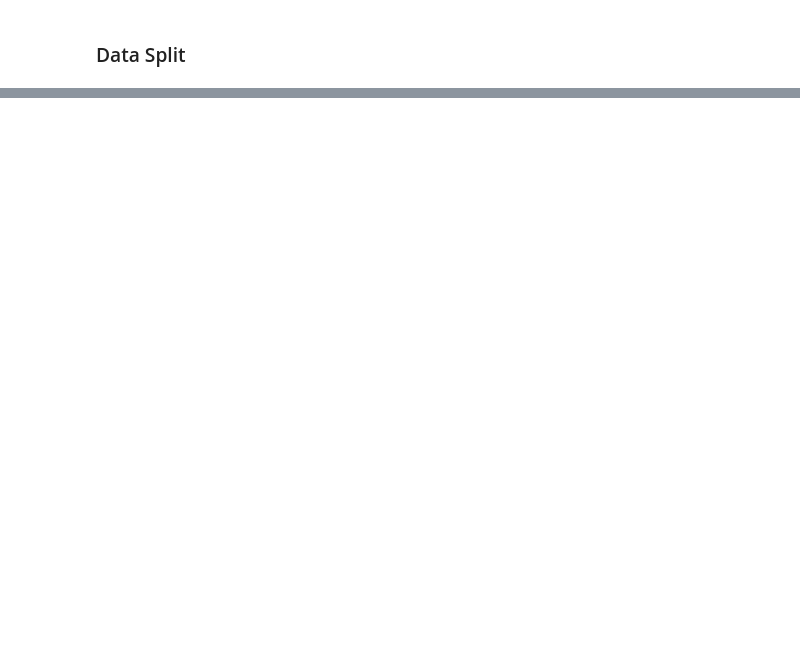
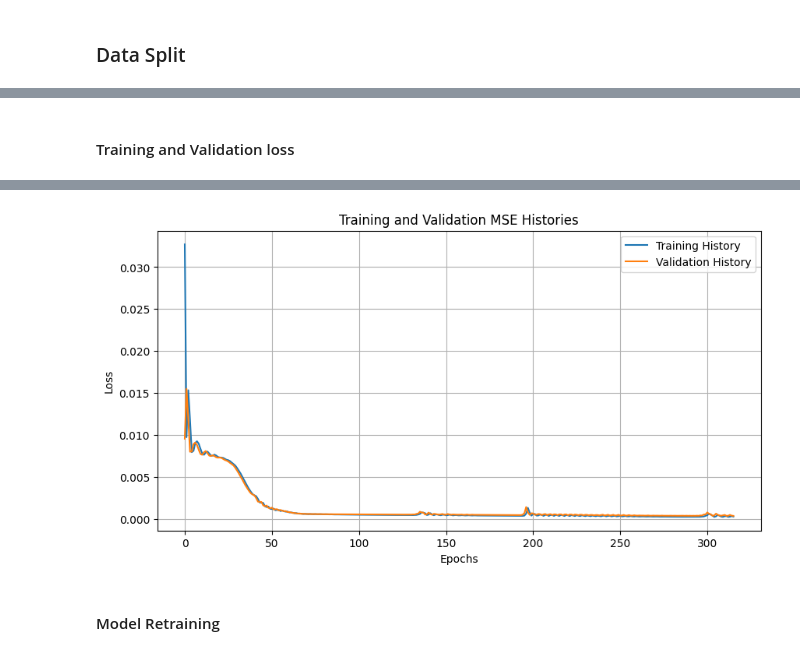
Before and after one commit to francealip/cns_lab, a Jupyter notebook: LAB3_1/main.ipynb, the cells around one changed output, grey strips where cells are left out. Cells and saved outputs as stored; diff of their text form; code cells hidden in the pictures; blank space fills up the shorter version.

Commit message:
Completed TDNN part

```diff
--- a/LAB3_1/main.ipynb
+++ b/LAB3_1/main.ipynb
@@ -81,14 +42,0 @@ Epoch 100/100, Train Loss: 0.0005248712259344757, Val Loss: 0.000714534020517021
-# %%
-def plot_histories(t_history, v_history):
-    plt.figure(figsize=(10, 5))
-    plt.plot(t_history, label='Training History')
-    plt.plot(v_history, label='Validation History')
-    plt.title('Training and Validation Histories')
-    plt.xlabel('Epochs')
-    plt.ylabel('Loss')
-    plt.legend()
-    plt.grid(True)
-    plt.show()
-
-# Call the function
-plot_histories(t_history, v_history)
@@ -96,0 +47,4 @@ plot_histories(t_history, v_history)
+# %%
+from utils import import_parameters
+
+config2, config4 = import_parameters("tdnn2.yaml", "tdnn4.yaml")
@@ -96,0 +53,13 @@ plot_histories(t_history, v_history)
+# %%
+from learning import parallel_grid_search
+
+best_model, t_history, v_history, best_params = parallel_grid_search(
+    n_iter=250,
+    config=(config2, config4),
+    x_train=x_train,
+    y_train=y_train,
+    x_val=x_val,
+    y_val=y_val,
+    seed=42,
+    n_jobs=-1
+)
@@ -96,0 +84,13 @@ plot_histories(t_history, v_history)
+# %% [markdown]
+#### Training and Validation loss
+# %%
+from torch import nn
+from utils import plot_histories
+
+train_loss = nn.MSELoss()( best_model.forward(x_train), y_train)
+print(f"Training Loss: {train_loss.item()}")
+
+val_loss = nn.MSELoss()( best_model.forward(x_val), y_val)
+print(f"Validation Loss: {val_loss.item()}")
+plot_histories(t_history, v_history)
+# %% [output]
@@ -96,0 +99,3 @@ plot_histories(t_history, v_history)
+[figure, added]
+# %% [markdown]
+#### Model Retraining
```
Also changed, not shown: parts of 19 cells of this notebook, 6 other files.
